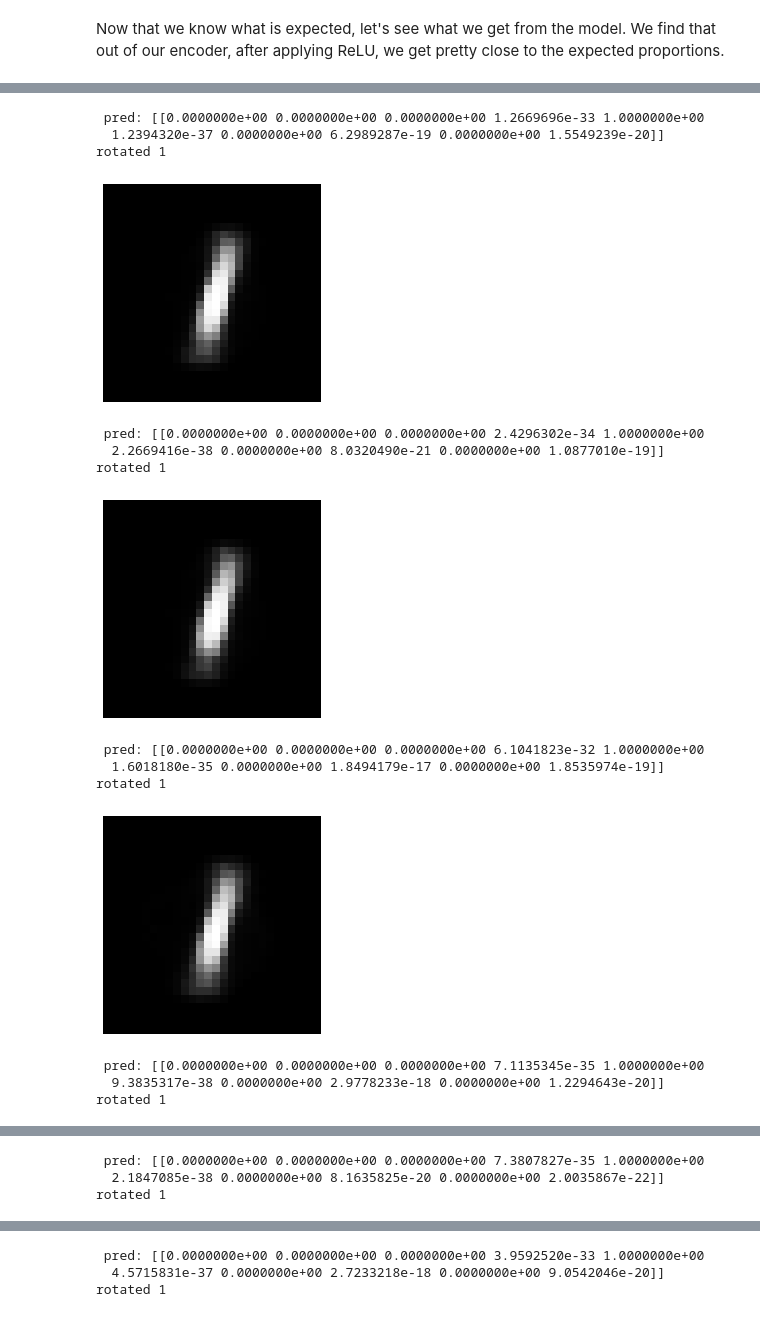
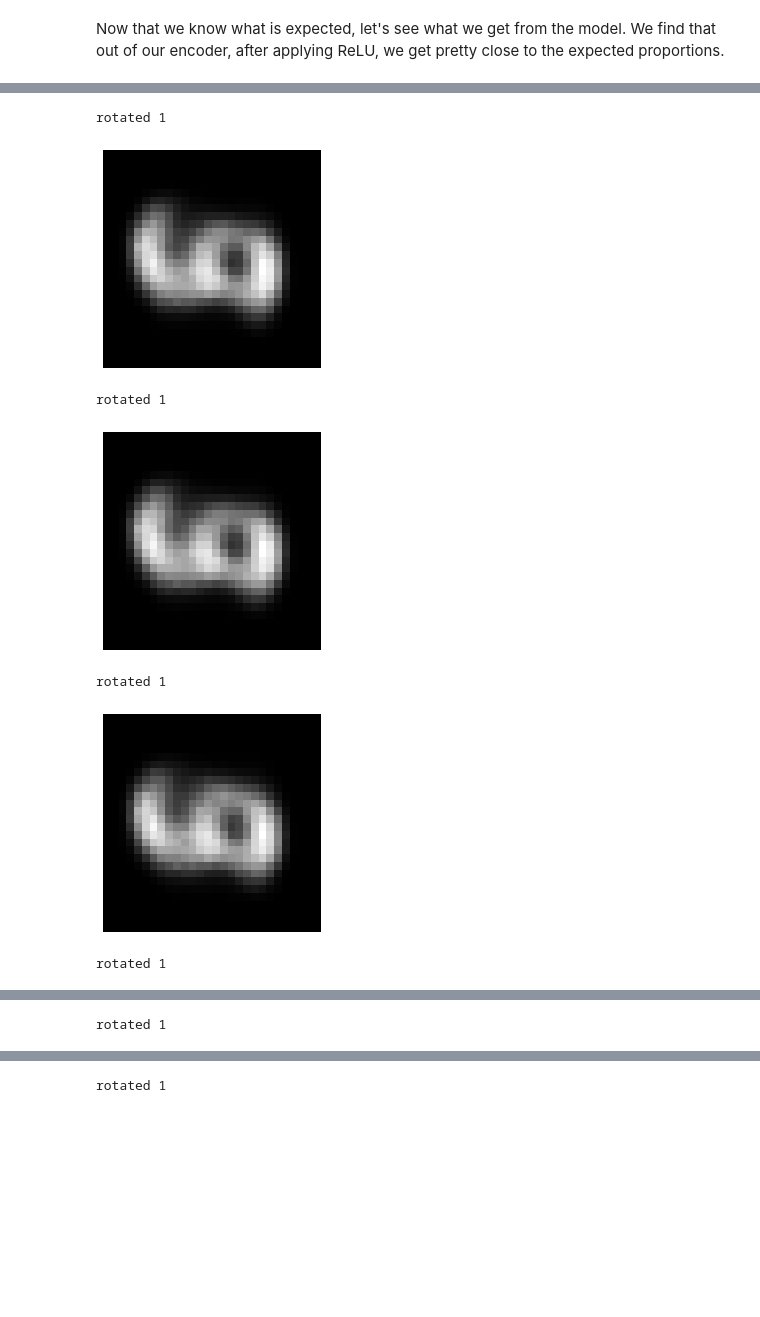
Before and after one commit to suraj-adewale/sc_bulk_ood, a Jupyter notebook: experiments/ssDIVA_stacked_mnist.ipynb, the cells around one changed output, grey strips where cells are left out. Saved outputs shown, nothing was run; the diff lists cells and outputs as text; code cells hidden in the pictures; blank space fills up the shorter version.

Commit message:
finally got the rotated 1 to be closer to the unotated 1 in the latent space -- however proportions are not accurate.

```diff
--- a/experiments/ssDIVA_stacked_mnist.ipynb
+++ b/experiments/ssDIVA_stacked_mnist.ipynb
@@ -405,7 +412,9 @@ d_out = decoder_out(d_h1)
 def vae_loss(y_true, y_pred):
     recon = K.sum(K.binary_crossentropy(y_true, y_pred), axis=-1)
     kl_prop = beta_kl_prop * K.sum(K.exp(l_sigma_prop) + K.square(mu_prop) - 1. - l_sigma_prop, axis=-1)
-    return recon + kl_prop
+    kl_rot = beta_kl_rot * K.sum(K.exp(l_sigma_rot) + K.square(mu_rot) - 1. - l_sigma_rot, axis=-1)
+    kl_slack = beta_kl_slack * K.sum(K.exp(l_sigma_slack) + K.square(mu_slack) - 1. - l_sigma_slack, axis=-1)
+    return recon + kl_prop + kl_rot + kl_slack
 
 def KL_loss(y_true, y_pred):
 	return(beta_kl * K.sum(K.exp(l_sigma) + K.square(mu) - 1. - l_sigma, axis=1))
@@ -417,6 +426,14 @@ prop_loss_scale = 100
 def prop_loss(y_true, y_pred):
 	return K.sum((y_true -  y_pred)**2, axis=-1) * prop_loss_scale
 
+
+def prop_loss_unknown(y_true, y_pred):
+  total_loss = 0
+  for idx in range(0, 1000):
+    y_temp = tf.random.shuffle(y_true)
+    total_loss = total_loss + K.sum((y_temp -  y_pred)**2, axis=-1)
+  return total_loss / 10.
+
 def class_loss(y_true, y_pred):
     recon = K.sum(K.binary_crossentropy(y_true, y_pred), axis=-1)
     return recon
@@ -424,14 +441,14 @@ def class_loss(y_true, y_pred):
 ## Make the computational graph
 # %%
 
-known_prop_vae = Model(X, [outputs, prop_outputs, sigma_outputs])
-unknown_prop_vae = Model(X, outputs)
+known_prop_vae = Model(X, [outputs, prop_outputs, rotation_outputs, sigma_outputs])
+unknown_prop_vae = Model(X, [outputs, prop_outputs, rotation_outputs])
 
-known_prop_vae.compile(optimizer=optim, loss=[vae_loss, prop_loss, None]) #, metrics = [KL_loss, recon_loss])
-unknown_prop_vae.compile(optimizer=optim, loss=vae_loss) #, metrics = [KL_loss, recon_loss])
+known_prop_vae.compile(optimizer=optim, loss=[vae_loss, prop_loss, class_loss, None]) #, metrics = [KL_loss, recon_loss])
+unknown_prop_vae.compile(optimizer=optim, loss=[vae_loss, prop_loss_unknown, class_loss]) #, metrics = [KL_loss, recon_loss])
 
 
-encoder = Model(X, mu_prop)
+encoder = Model(X, [z_slack, mu_prop, z_rot])
 
 decoder = Model(d_in, d_out)
 
@@ -836,15 +924,15 @@ def method_sample_z(args):
 def sample_digit(digit, Y_test, digit_scale, rotate):
   digit_idx = np.where(Y_test == digit)
 
-  label_vec = np.array([1., 0.]).reshape((1, 2))
+  label_vec = np.array([1., -1.]).reshape((1, 2))
   if rotate:
-    label_vec = np.array([0., 1.]).reshape((1, 2))
+    label_vec = np.array([-1., 1.]).reshape((1, 2))
 
   pred_input = X_full_test[digit_idx[0]]
   rand_idx = np.random.choice(pred_input.shape[0], size=batch_size, replace=False)
   pred_input = pred_input[rand_idx]
 
-  test_X, test_mu, test_label, test_lsigma = cls_prop_vae.predict(pred_input, batch_size=batch_size)
+  test_X, test_mu, test_label, test_lsigma = known_prop_vae.predict(pred_input, batch_size=batch_size)
 
   encoded_X0 = np.ones(10)*0.0001
   encoded_X0[digit] = digit_scale
@@ -853,7 +941,7 @@ def sample_digit(digit, Y_test, digit_scale, rotate):
   z_0_digit = z_0_digit[rand_lsigma].reshape((1,10))
   return(z_0_digit)
 
-digit_img = 1
+digit_img = 3
 
 keep_rot_idx = Y_full_test[:,digit_img] > 0.9
 print(sum(keep_rot_idx))
@@ -864,7 +952,7 @@ z_0_digit = sample_digit(digit_img, Y_test, 10, rotate=True)
 plt.figure(figsize=(3, 3))
 
 # it is rotated
-rotate_1hot = np.array([0., 10.])
+rotate_1hot = np.array([-10., 10.])
 
 # slack, prop, rot
 slack_sample = z_slack[0]
@@ -985,7 +1073,7 @@ acc = []
 for digit_idx in range(0, num_digits):
   num_correct = 0
   for idx_rep in range(0, num_rep):
-    z_0_digit = sample_digit(digit_idx, Y_test, 2**4, rotate=rotate_val)
+    z_0_digit = sample_digit(digit_idx, Y_test, 2**5, rotate=rotate_val)
     digit_img = digit_idx
 
     keep_rot_idx = Y_full_test[:,digit_img] > 0.9
@@ -1013,38 +1101,25 @@ print(acc)
 # %%
 digit_idx=1
 for idx_rep in range(0, 10):
-  z_0_digit = sample_digit(digit_idx, Y_test, 2**4, rotate=rotate_val)
+  z_0_digit = sample_digit(digit_idx, Y_test, 2**idx_rep, rotate=rotate_val)
   digit_img = digit_idx
 
   keep_rot_idx = Y_full_test[:,digit_img] > 0.9
   X_example = X_full_test[keep_rot_idx,]
   z_slack, mu_prop, z_rot = encoder.predict(X_example[0:batch_size,:], batch_size=batch_size)
 
   # slack, prop, rot
   slack_sample = [0,0,0,0,0,0,0,0,0,0]
   pred_input = np.concatenate([slack_sample, z_0_digit[0], rotate_1hot]).reshape((1,22))
 
-
-  decoded = decoder.predict(pred_input)
-  predictions = classification_model.predict(decoded)
-  print(f" pred: {predictions}")
-
   print(f"rotated {digit_img}")
   plt.imshow(decoder.predict(pred_input).reshape(28,28), cmap = plt.cm.gray), axis('off')
   plt.show()
 # %% [output]
- pred: [[0.0000000e+00 0.0000000e+00 0.0000000e+00 1.2669696e-33 1.0000000e+00
-  1.2394320e-37 0.0000000e+00 6.2989287e-19 0.0000000e+00 1.5549239e-20]]
 rotated 1
-[figure, old version]
+[figure, new version]
- pred: [[0.0000000e+00 0.0000000e+00 0.0000000e+00 2.4296302e-34 1.0000000e+00
-  2.2669416e-38 0.0000000e+00 8.0320490e-21 0.0000000e+00 1.0877010e-19]]
 rotated 1
-[figure, old version]
+[figure, new version]
- pred: [[0.0000000e+00 0.0000000e+00 0.0000000e+00 6.1041823e-32 1.0000000e+00
-  1.6018180e-35 0.0000000e+00 1.8494179e-17 0.0000000e+00 1.8535974e-19]]
 rotated 1
-[figure, old version]
+[figure, new version]
- pred: [[0.0000000e+00 0.0000000e+00 0.0000000e+00 7.1135345e-35 1.0000000e+00
-  9.3835317e-38 0.0000000e+00 2.9778233e-18 0.0000000e+00 1.2294643e-20]]
 rotated 1
@@ -1052,3 +1127 @@ rotated 1
- pred: [[0.0000000e+00 0.0000000e+00 0.0000000e+00 7.3807827e-35 1.0000000e+00
-  2.1847085e-38 0.0000000e+00 8.1635825e-20 0.0000000e+00 2.0035867e-22]]
 rotated 1
@@ -1056,3 +1129 @@ rotated 1
- pred: [[0.0000000e+00 0.0000000e+00 0.0000000e+00 3.9592520e-33 1.0000000e+00
-  4.5715831e-37 0.0000000e+00 2.7233218e-18 0.0000000e+00 9.0542046e-20]]
 rotated 1
```
Also changed, not shown: parts of 35 cells of this notebook, 4 other files.
